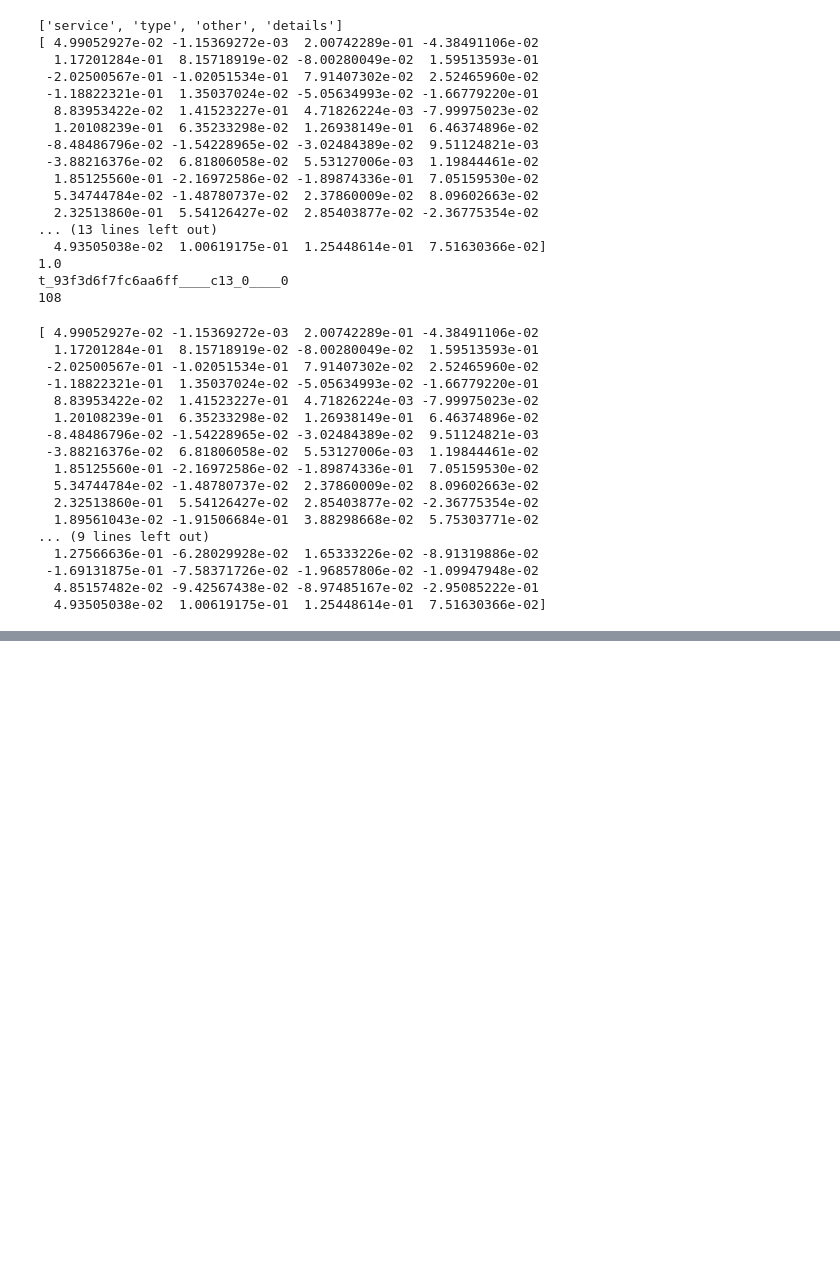
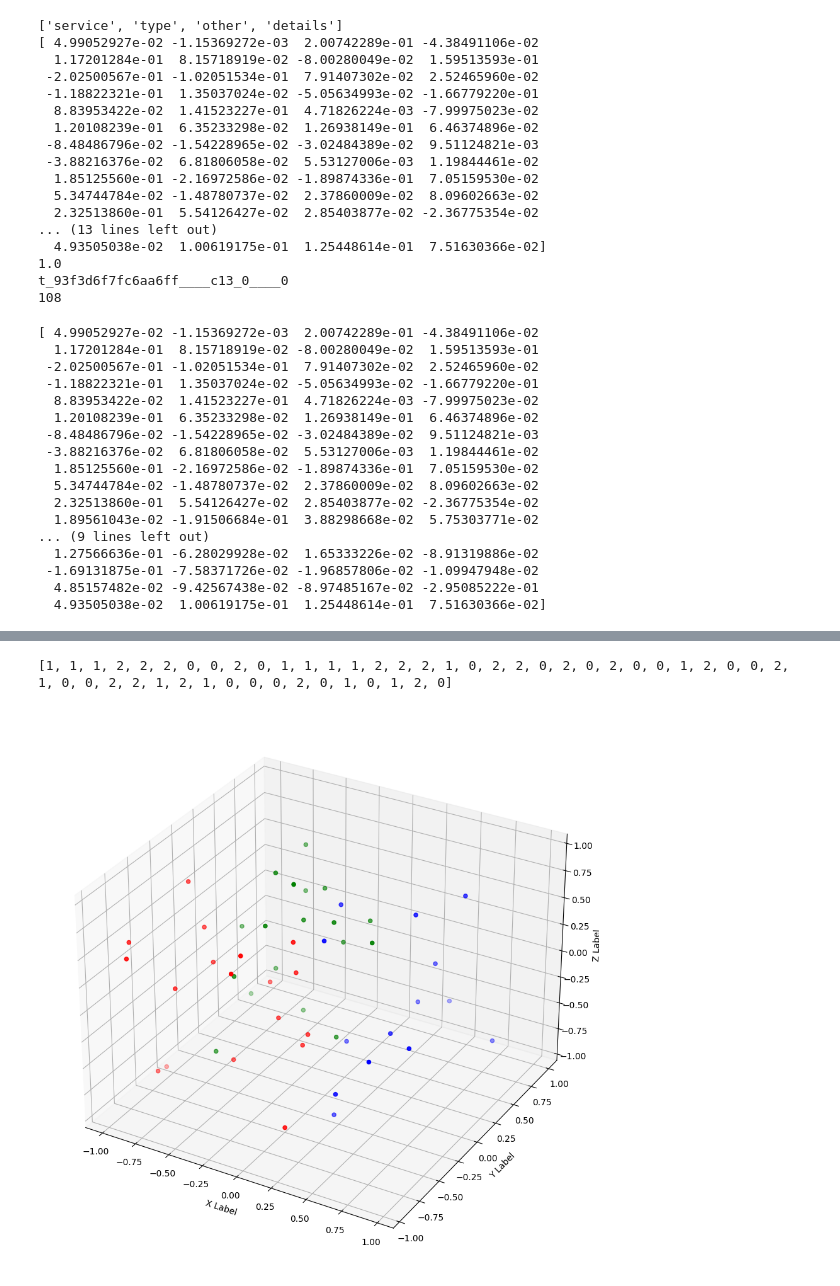
Before and after one commit to MoTingHeFang/DRD, a Jupyter notebook: test.ipynb, the cells around one changed output, grey strips where cells are left out. Cells and saved outputs as stored; diff of their text form; code cells hidden in the pictures; blank space fills up the shorter version.

```diff
--- a/test.ipynb
+++ b/test.ipynb
@@ -206,0 +278,55 @@ print(normalize(fenzi/fenmu))
+# %%
+#以上向量的label
+labels=[]
+with open("/usr/dataLake/DRD/ball-k-means/test.txt", "r") as tf:
+    lines = tf.read().split('\n')
+
+for line in lines:
+
+    labels.append(int(line))
+
+print(labels)
+# %% [output]
+[1, 1, 1, 2, 2, 2, 0, 0, 2, 0, 1, 1, 1, 1, 2, 2, 2, 1, 0, 2, 2, 0, 2, 0, 2, 0, 0, 1, 2, 0, 0, 2, 1, 0, 0, 2, 2, 1, 2, 1, 0, 0, 0, 2, 0, 1, 0, 1, 2, 0]
+# %%
+from mpl_toolkits.mplot3d import Axes3D
+import matplotlib.pyplot as plt
+import numpy as np
+xl0=[]
+xl1=[]
+xl2=[]
+yl0=[]
+yl1=[]
+yl2=[]
+zl0=[]
+zl1=[]
+zl2=[]
+for i in range(0,n):
+    if labels[i]==0:
+        xl0.append(xs[i])
+        yl0.append(ys[i])
+        zl0.append(zs[i])
+    elif labels[i]==1:
+        xl1.append(xs[i])
+        yl1.append(ys[i])
+        zl1.append(zs[i])
+    else:
+        xl2.append(xs[i])
+        yl2.append(ys[i])
+        zl2.append(zs[i])
+
+
+
+fig = plt.figure(figsize=(9,9))
+ax = fig.add_subplot(111, projection='3d')
+
+ax.scatter(xl0, yl0, zl0, c='r', marker='o')
+ax.scatter(xl1, yl1, zl1, c='b', marker='o')
+ax.scatter(xl2, yl2, zl2, c='g', marker='o')
+ax.set_xlabel('X Label')
+ax.set_ylabel('Y Label')
+ax.set_zlabel('Z Label')
+plt.tight_layout()
+plt.show()
+# %% [output]
+[figure, added]
```
Also changed, not shown: parts of 11 cells of this notebook.
